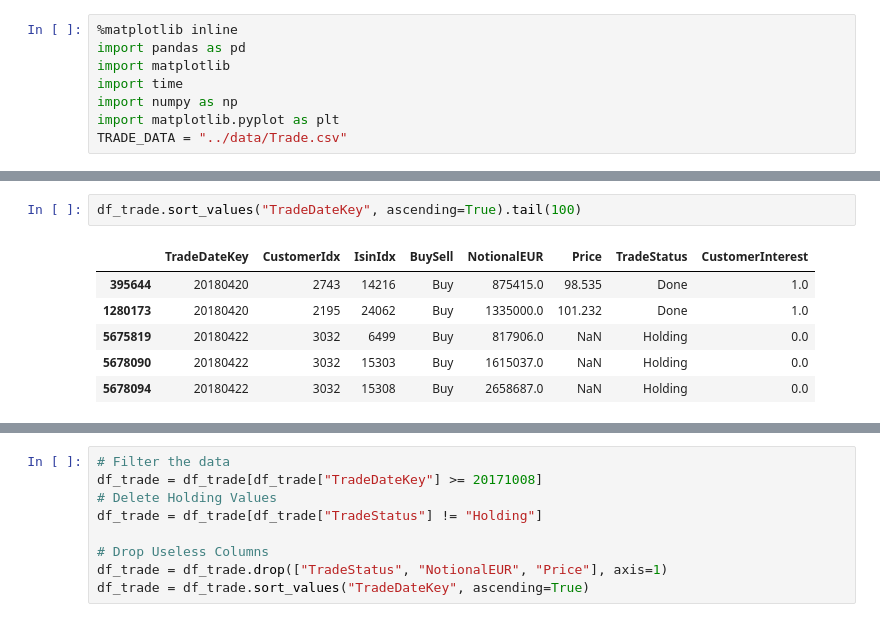
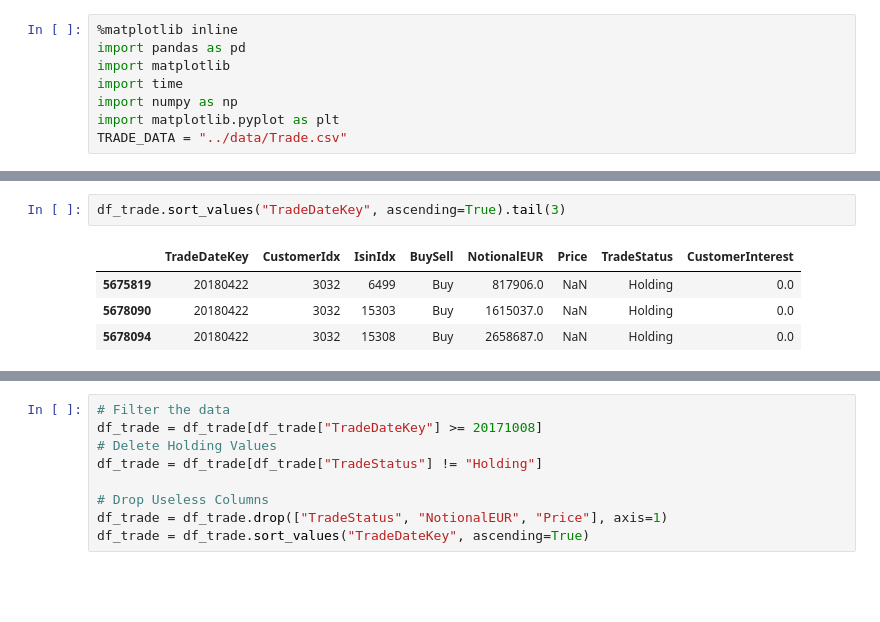
Before and after one commit to FilippoPedrazziniFP/DSG, a Jupyter notebook: notebooks/trade_analysis.ipynb, the cells around one changed output, grey strips where cells are left out. Drawn from its saved outputs; the diff is of its cells as text; blank space fills up the shorter version.

```diff
--- a/notebooks/trade_analysis.ipynb
+++ b/notebooks/trade_analysis.ipynb
@@ -23,9 +149,7 @@ df_trade.describe()
 # %%
-df_trade.sort_values("TradeDateKey", ascending=True).tail(100)
+df_trade.sort_values("TradeDateKey", ascending=True).tail(3)
 # %% [output]
 |  | TradeDateKey | CustomerIdx | IsinIdx | BuySell | NotionalEUR | Price | TradeStatus | CustomerInterest |
-| 395644 | 20180420 | 2743 | 14216 | Buy | 875415.0 | 98.535 | Done | 1.0 |
-| 1280173 | 20180420 | 2195 | 24062 | Buy | 1335000.0 | 101.232 | Done | 1.0 |
 | 5675819 | 20180422 | 3032 | 6499 | Buy | 817906.0 | NaN | Holding | 0.0 |
 | 5678090 | 20180422 | 3032 | 15303 | Buy | 1615037.0 | NaN | Holding | 0.0 |
 | 5678094 | 20180422 | 3032 | 15308 | Buy | 2658687.0 | NaN | Holding | 0.0 |
```
Also changed, not shown: parts of 4 cells of this notebook, 17 other files.
